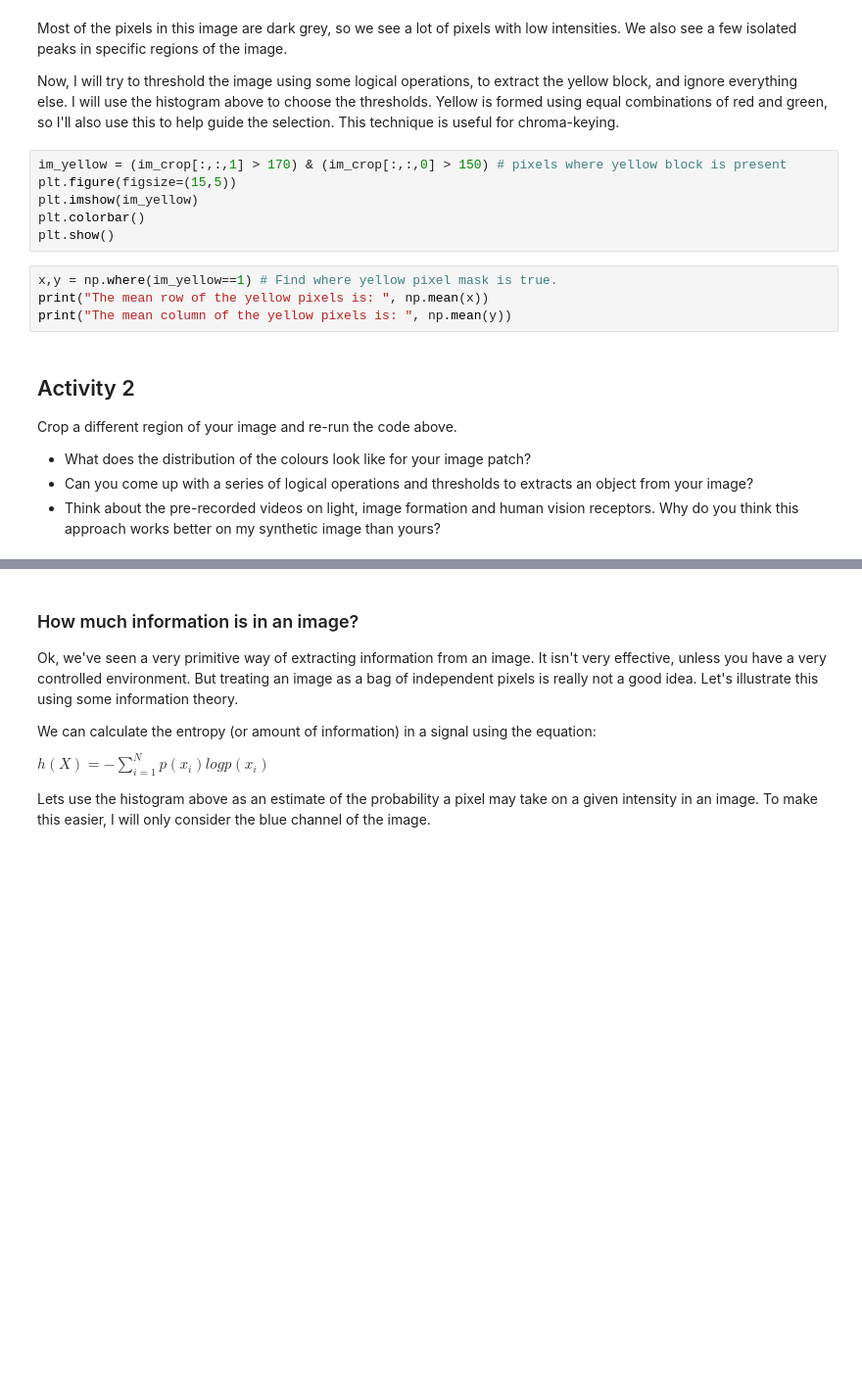
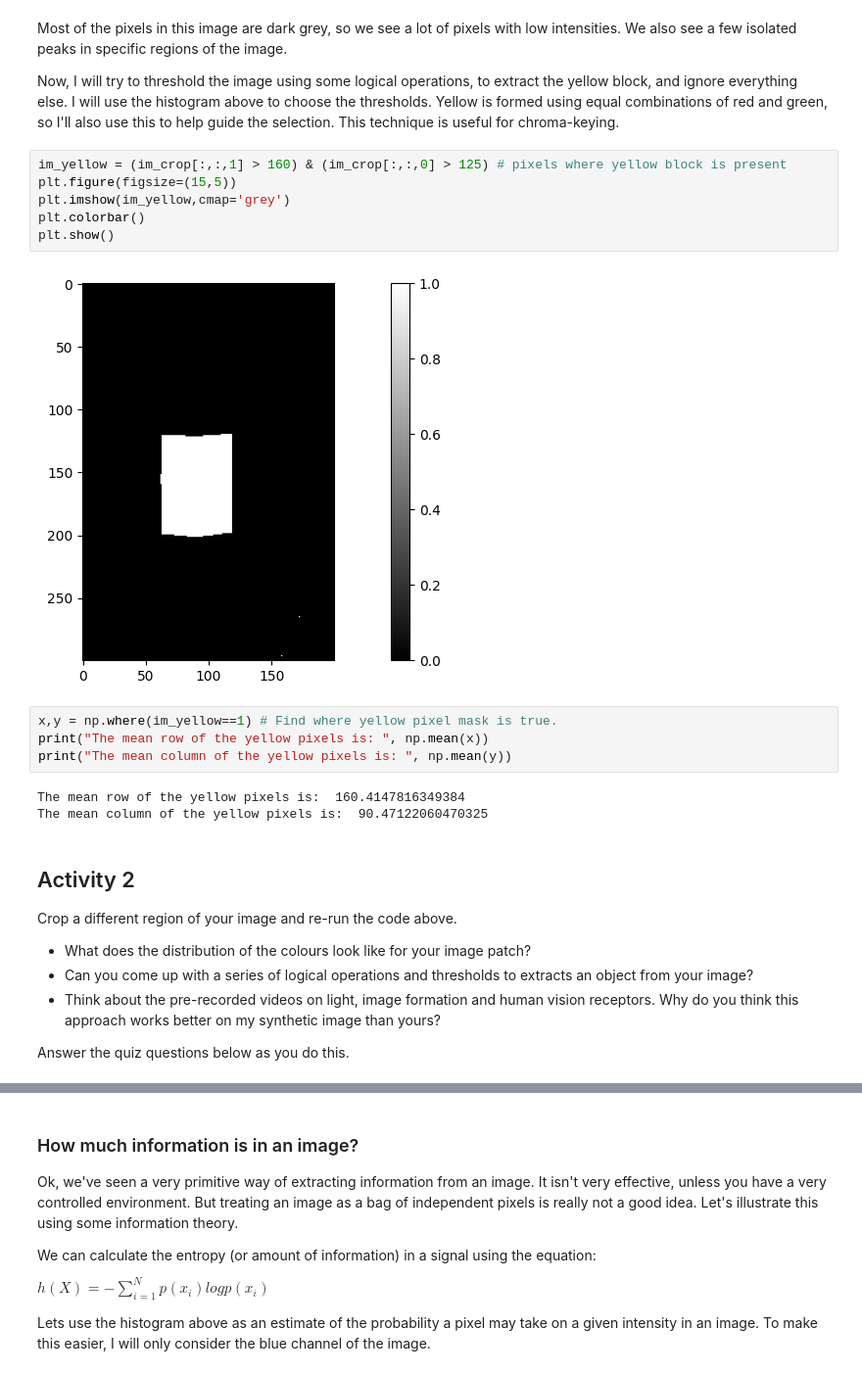
Before and after one commit to mgb45/ECE4076, a Jupyter notebook: Week01/Week 1 - Image handling and basic operations.ipynb, the cells around one changed output, grey strips where cells are left out. Shown at 98% size. Drawn from its saved outputs; the diff is of its cells as text; blank space fills up the shorter version.

```diff
--- a/Week01/Week 1 - Image handling and basic operations.ipynb
+++ b/Week01/Week 1 - Image handling and basic operations.ipynb
@@ -115,15 +147,20 @@ Most of the pixels in this image are dark grey, so we see a lot of pixels with l
 
 Now, I will try to threshold the image using some logical operations, to extract the yellow block, and ignore everything else. I will use the histogram above to choose the thresholds. Yellow is formed using equal combinations of red and green, so I'll also use this to help guide the selection. This technique is useful for chroma-keying.
 # %%
-im_yellow = (im_crop[:,:,1] > 170) & (im_crop[:,:,0] > 150) # pixels where yellow block is present
+im_yellow = (im_crop[:,:,1] > 160) & (im_crop[:,:,0] > 125) # pixels where yellow block is present
 plt.figure(figsize=(15,5))
-plt.imshow(im_yellow)
+plt.imshow(im_yellow,cmap='grey')
 plt.colorbar()
 plt.show()
+# %% [output]
+[figure, added]
 # %%
 x,y = np.where(im_yellow==1) # Find where yellow pixel mask is true.
 print("The mean row of the yellow pixels is: ", np.mean(x))
 print("The mean column of the yellow pixels is: ", np.mean(y))
+# %% [output]
+The mean row of the yellow pixels is:  160.4147816349384
+The mean column of the yellow pixels is:  90.47122060470325
 # %% [markdown]
 ## Activity 2
 
@@ -132,3 +169,5 @@ Crop a different region of your image and re-run the code above.
 - What does the distribution of the colours look like for your image patch?
 - Can you come up with a series of logical operations and thresholds to extracts an object from your image?
 - Think about the pre-recorded videos on light, image formation and human vision receptors. Why do you think this approach works better on my synthetic image than yours?
+
+Answer the quiz questions below as you do this.
```
Also changed, not shown: parts of 19 cells of this notebook, 2 other files.
